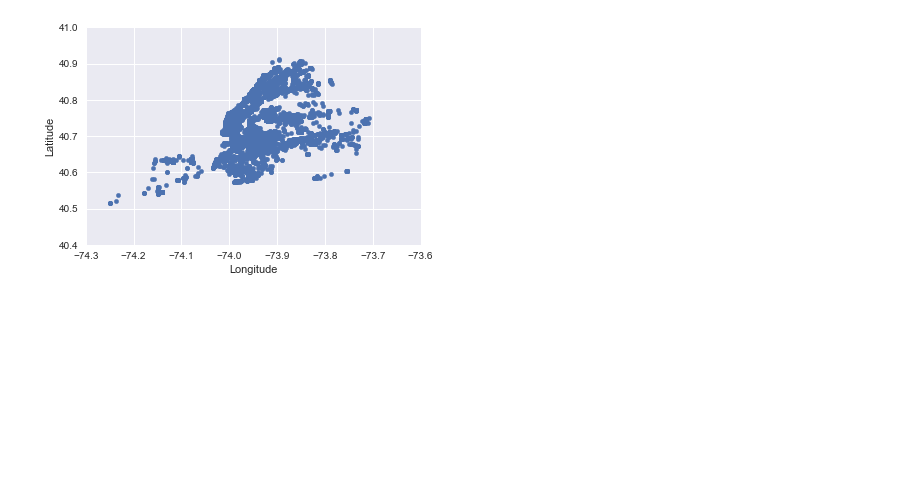
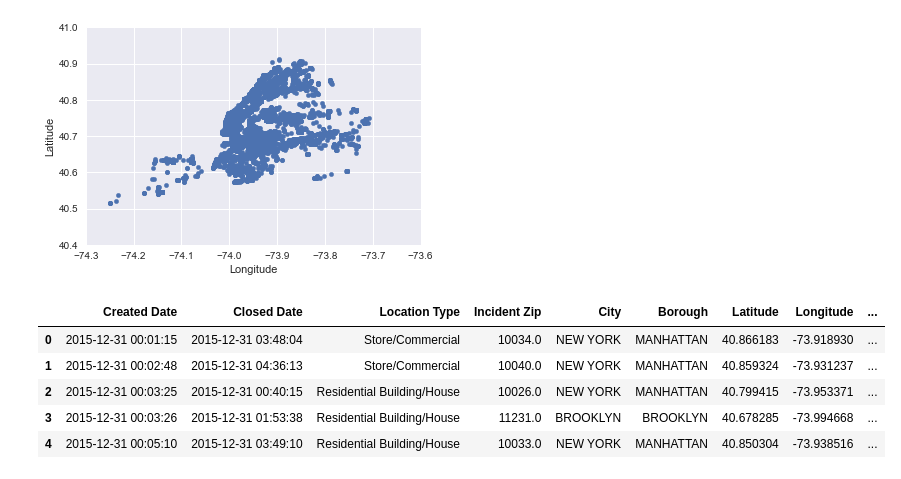
Before and after one commit to TrifectaIII/Data-Science-Final, a Jupyter notebook: DataScienceFinal.ipynb, the cells around one changed output. Cells and saved outputs as stored; diff of their text form; code cells hidden in the pictures; blank space fills up the shorter version.

Commit message:
added month, day, time columns

```diff
--- a/DataScienceFinal.ipynb
+++ b/DataScienceFinal.ipynb
@@ -59,3 +44,41 @@ howdata.plot(kind = 'scatter',x='Longitude',y='Latitude',xlim = (-74.3,-73.6),yl
 # %% [output]
 <matplotlib.axes._subplots.AxesSubplot at 0x...>
 [figure]
+# %%
+# Create time column
+
+def getTime(created):
+    time = (created.split()[-1])
+    time = time.split(sep=':')
+    time = tuple(time)
+    return time
+
+def getMonth(created):
+    month = (created.split()[0])
+    month = month.split(sep = '-')
+    month = month[1]
+    return month
+
+def getDay(created):
+    day = (created.split()[0])
+    day = day.split(sep = '-')
+    day = day[-1]
+    return day
+
+created_series = calldata.iloc[:,0]
+month_series = created_series.apply(getMonth)
+day_series = created_series.apply(getDay)
+time_series = created_series.apply(getTime)
+
+calldata = calldata.assign(Month=month_series.values)
+calldata = calldata.assign(Day=day_series.values)
+calldata = calldata.assign(Time=time_series.values)
+
+calldata.head()
+# %% [output]
+|  | Created Date | Closed Date | Location Type | Incident Zip | City | Borough | Latitude | Longitude | ... |
+| 0 | 2015-12-31 00:01:15 | 2015-12-31 03:48:04 | Store/Commercial | 10034.0 | NEW YORK | MANHATTAN | 40.866183 | -73.918930 | ... |
+| 1 | 2015-12-31 00:02:48 | 2015-12-31 04:36:13 | Store/Commercial | 10040.0 | NEW YORK | MANHATTAN | 40.859324 | -73.931237 | ... |
+| 2 | 2015-12-31 00:03:25 | 2015-12-31 00:40:15 | Residential Building/House | 10026.0 | NEW YORK | MANHATTAN | 40.799415 | -73.953371 | ... |
+| 3 | 2015-12-31 00:03:26 | 2015-12-31 01:53:38 | Residential Building/House | 11231.0 | BROOKLYN | BROOKLYN | 40.678285 | -73.994668 | ... |
+| 4 | 2015-12-31 00:05:10 | 2015-12-31 03:49:10 | Residential Building/House | 10033.0 | NEW YORK | MANHATTAN | 40.850304 | -73.938516 | ... |
```
Also changed, not shown: parts of 4 cells of this notebook.
